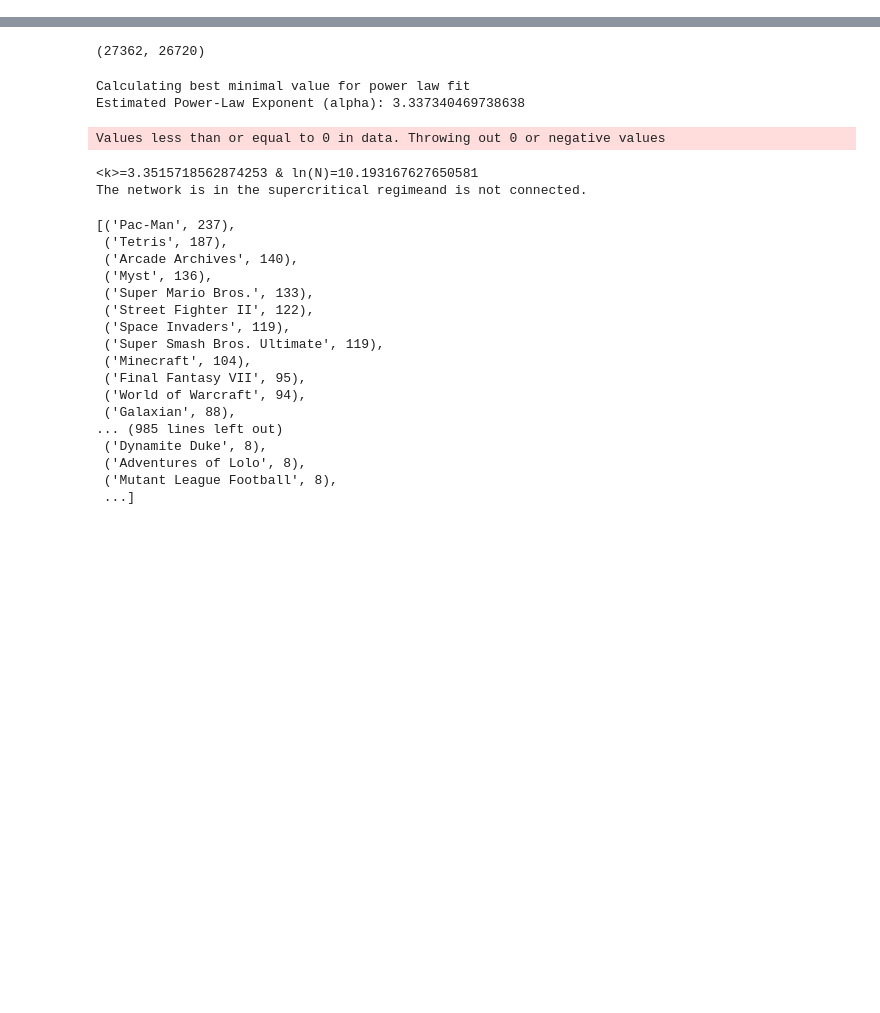
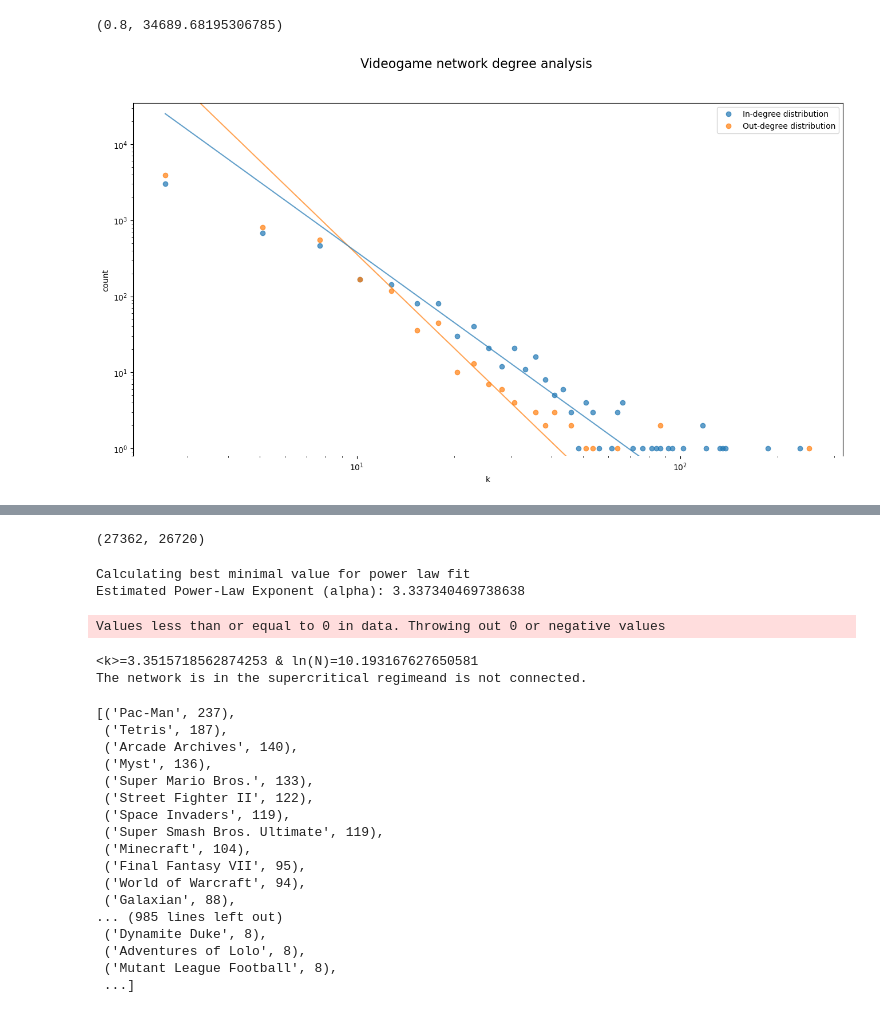
Before and after one commit to jereml99/socialgraphs2023, a Jupyter notebook: project/basic_analysis.ipynb, the cells around one changed output, grey strips where cells are left out. Drawn from its saved outputs; the diff is of its cells as text; code cells hidden in the pictures; blank space fills up the shorter version.

```diff
--- a/project/basic_analysis.ipynb
+++ b/project/basic_analysis.ipynb
@@ -77,0 +135,11 @@ Graph Density: 0.0001
+# %%
+import powerlaw
+in_alpha = powerlaw.Fit(list(dict(G.in_degree).values())).alpha
+out_alpha = powerlaw.Fit(list(dict(G.out_degree).values())).alpha
+total_alpha = powerlaw.Fit(list(dict(G.degree).values())).alpha
+
+printmd(PrintType.SOLUTION, f'''Exponents of the degree distribution:
+>    * In: {in_alpha:.2f}
+>    * Out: {out_alpha:.2f}
+>    * Total: {total_alpha:.2f}
+''')
@@ -77,0 +158,23 @@ Graph Density: 0.0001
+# %%
+fig, (ax1) = plt.subplots(1, 1)
+
+# Compare each plot
+bins = degree_distribution_plot(dict(G.in_degree).values(), "In-degree distribution",
+    dict(G.out_degree).values(), "Out-degree distribution", title='Videogame network degree analysis', n_bins=100, figsize=(16,8), fig = fig, ax=ax1
+    , xscale="log", yscale="log"
+    )
+
+N = sum(dict(G.in_degree).values())
+
+def get_powerlaw(k, alpha):
+    return N*(k**-alpha)
+
+def f(x, y):
+   return N*np.sin(x)
+bins = bins[1:]
+ax1.plot(bins, get_powerlaw(bins, out_alpha)*100, color="tab:orange", alpha=0.7)
+ax1.plot(bins, get_powerlaw(bins, in_alpha)*10, color="tab:blue", alpha=0.7)
+ax1.set_ylim(0.8,max(get_powerlaw(bins, out_alpha) + get_powerlaw(bins, in_alpha))*10)
+# %% [output]
+(0.8, 34689.68195306785)
+[figure, added]
```
Also changed, not shown: parts of 10 cells of this notebook, 1 other file.
